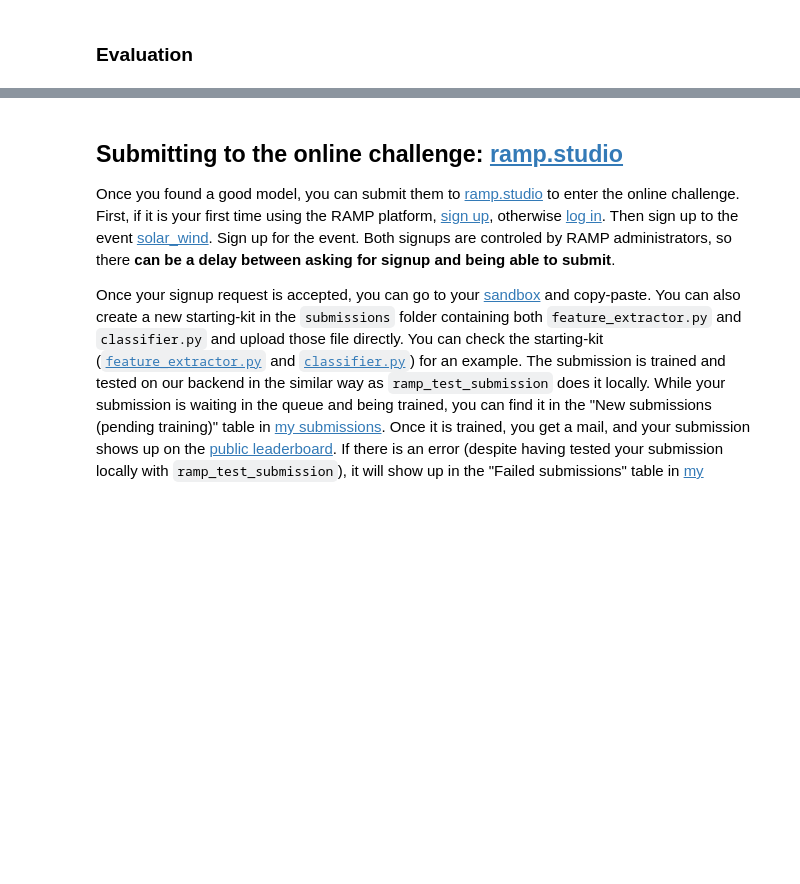
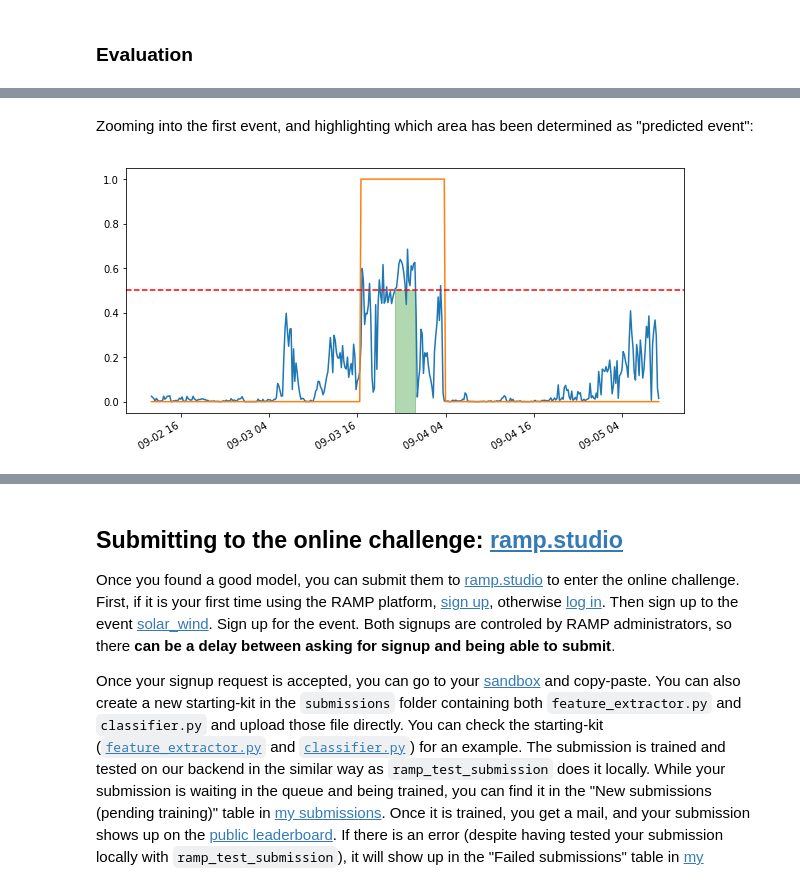
Before and after one commit to ramp-kits/solar_wind, a Jupyter notebook: solar_wind_starting_kit.ipynb, the cells around one changed output, grey strips where cells are left out. Saved outputs shown, nothing was run; the diff lists cells and outputs as text; code cells hidden in the pictures; blank space fills up the shorter version.

```diff
--- a/solar_wind_starting_kit.ipynb
+++ b/solar_wind_starting_kit.ipynb
@@ -755,0 +413,13 @@ Validation score accuracy: 0.606 +- 0.022
+# %% [markdown]
+Zooming into the first event, and highlighting which area has been determined as "predicted event":
+# %%
+start, stop = '2008-09-02 12:00', '2008-09-05 09:00'
+ax = s_y_pred[start:stop].plot(figsize=(10, 5))
+labels_test[start:stop].plot(ax=ax)
+ax.axhline(0.5, color='r', linestyle='--')
+
+events = turnPredictionToEventList(s_y_pred[start:stop])
+for evt in events:
+    ax.axvspan(evt.begin, evt.end, ymax=0.5, color='g', alpha=0.3)
+# %% [output]
+[figure, added]
```
Also changed, not shown: parts of 87 cells of this notebook.
